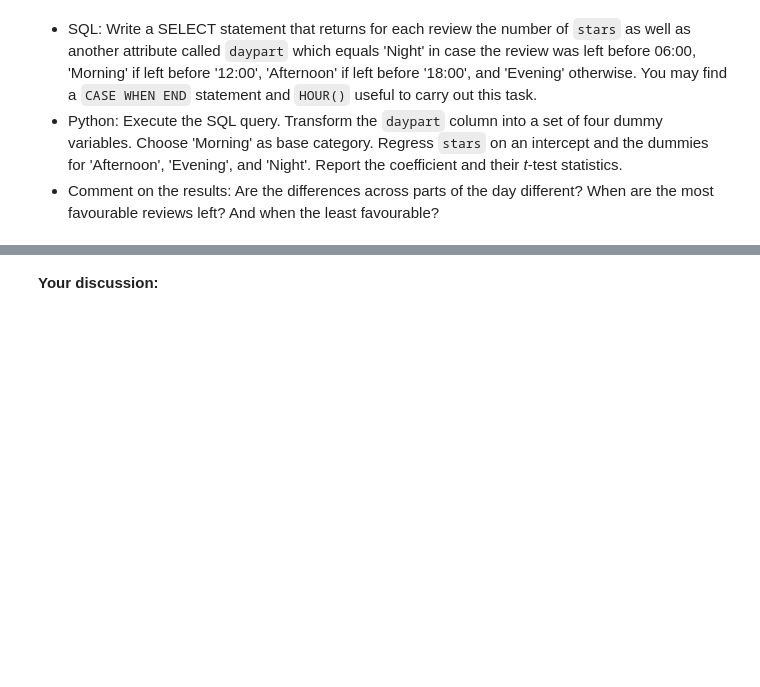
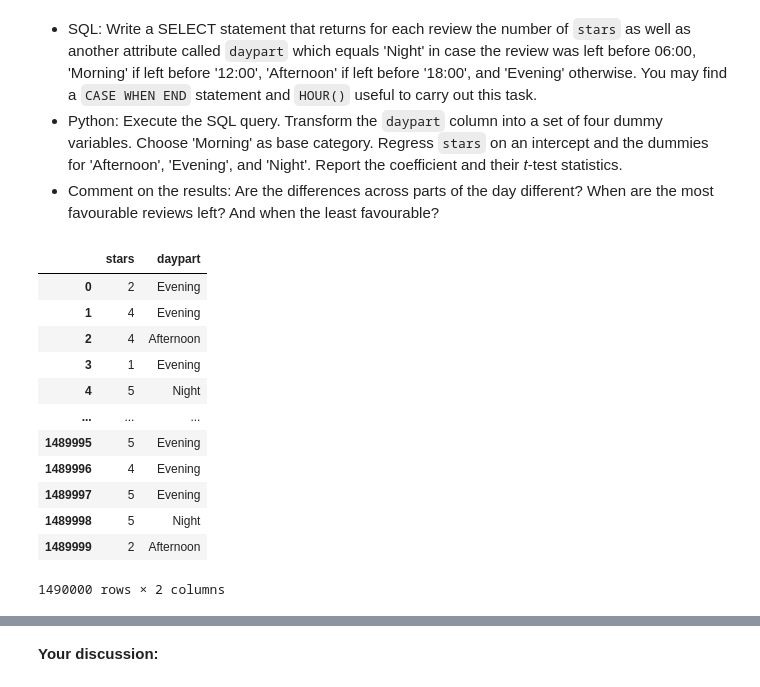
Before and after one commit to linashyshova/db3, a Jupyter notebook: E_EOR2_DBFA.GA3.ipynb, the cells around one changed output, grey strips where cells are left out. Cells and saved outputs as stored; diff of their text form; code cells hidden in the pictures; blank space fills up the shorter version.

```diff
--- a/E_EOR2_DBFA.GA3.ipynb
+++ b/E_EOR2_DBFA.GA3.ipynb
@@ -105,2 +141,28 @@ plt.show()
+# %%
+# extract the required data
+data = pd.read_sql_query("SELECT stars, \
+                         CASE \
+                            WHEN HOUR(date) < 6 THEN 'Night' \
+                            WHEN HOUR(date) < 12 THEN 'Morning' \
+                            WHEN HOUR(date) < 18 THEN 'Afternoon' \
+                            ELSE 'Evening' \
+                         END AS daypart \
+                         FROM Reviews",
+                         connection)
+data
+# %% [output]
+|  | stars | daypart |
+| 0 | 2 | Evening |
+| 1 | 4 | Evening |
+| 2 | 4 | Afternoon |
+| 3 | 1 | Evening |
+| 4 | 5 | Night |
+| ... | ... | ... |
+| 1489995 | 5 | Evening |
+| 1489996 | 4 | Evening |
+| 1489997 | 5 | Evening |
+| 1489998 | 5 | Night |
+| 1489999 | 2 | Afternoon |
+1490000 rows × 2 columns
 # %%
 # create dummies from the daypart attribute
```
Also changed, not shown: parts of 14 cells of this notebook.
